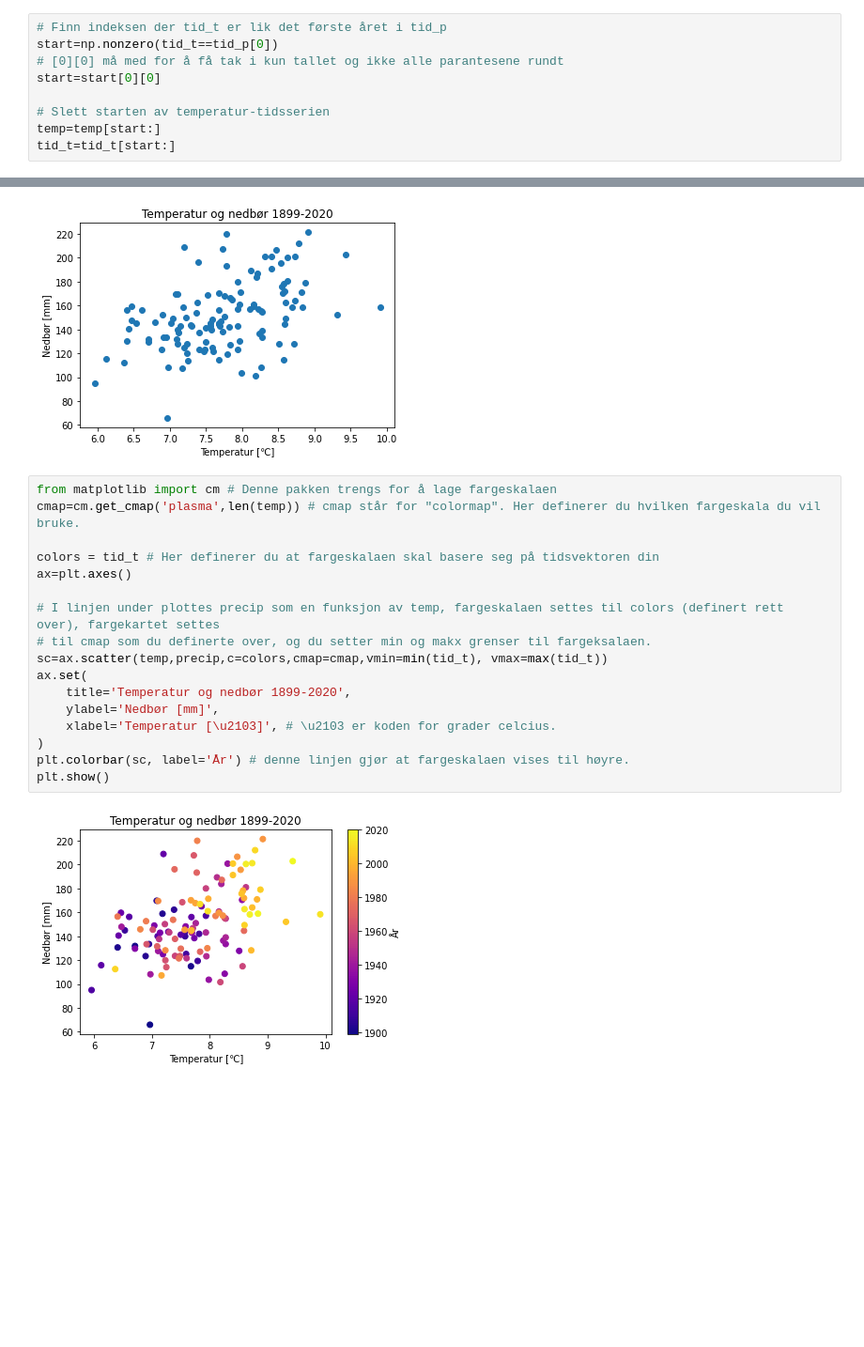
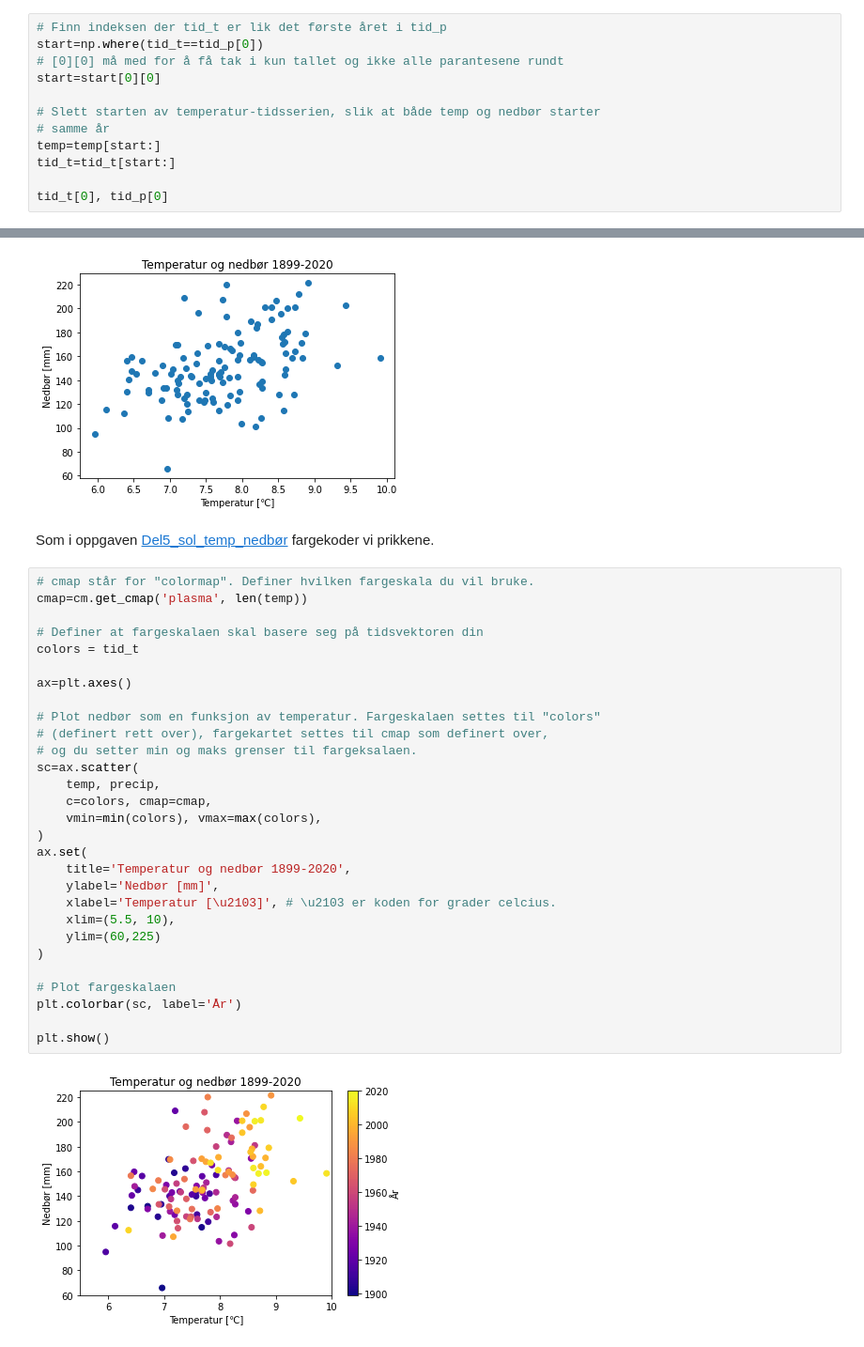
Before and after one commit to irendundas/EkteData, a Jupyter notebook: NAT624/Del7_forløkker_og_feilsøking.ipynb, the cells around one changed output, grey strips where cells are left out. Shown at 94% size. Cells and saved outputs as stored; diff of their text form; blank space fills up the shorter version.

```diff
--- a/NAT624/Del7_forløkker_og_feilsøking.ipynb
+++ b/NAT624/Del7_forløkker_og_feilsøking.ipynb
@@ -491,11 +494,14 @@ print(tid_t[-1])
 2020.0
 # %%
 # Finn indeksen der tid_t er lik det første året i tid_p
-start=np.nonzero(tid_t==tid_p[0])
+start=np.where(tid_t==tid_p[0])
 # [0][0] må med for å få tak i kun tallet og ikke alle parantesene rundt
 start=start[0][0]
 
-# Slett starten av temperatur-tidsserien
+# Slett starten av temperatur-tidsserien, slik at både temp og nedbør starter
+# samme år
 temp=temp[start:]
 tid_t=tid_t[start:]
+
+tid_t[0], tid_p[0]
 # %% [output]
@@ -514,22 +519,36 @@ ax.set(
 plt.show()
 # %% [output]
 [figure]
+# %% [markdown]
+Som i oppgaven [Del5_sol_temp_nedbør](https://github.com/irendundas/EkteData/blob/main/NAT624/Del5_sol_temp_nedb%C3%B8r.ipynb) fargekoder vi prikkene.
 # %%
-from matplotlib import cm # Denne pakken trengs for å lage fargeskalaen
-cmap=cm.get_cmap('plasma',len(temp)) # cmap står for "colormap". Her definerer du hvilken fargeskala du vil bruke.
+# cmap står for "colormap". Definer hvilken fargeskala du vil bruke.
+cmap=cm.get_cmap('plasma', len(temp))
 
-colors = tid_t # Her definerer du at fargeskalaen skal basere seg på tidsvektoren din
+# Definer at fargeskalaen skal basere seg på tidsvektoren din
+colors = tid_t
+
 ax=plt.axes()
 
-# I linjen under plottes precip som en funksjon av temp, fargeskalaen settes til colors (definert rett over), fargekartet settes
-# til cmap som du definerte over, og du setter min og makx grenser til fargeksalaen.
-sc=ax.scatter(temp,precip,c=colors,cmap=cmap,vmin=min(tid_t), vmax=max(tid_t))
+# Plot nedbør som en funksjon av temperatur. Fargeskalaen settes til "colors"
+# (definert rett over), fargekartet settes til cmap som definert over,
+# og du setter min og maks grenser til fargeksalaen.
+sc=ax.scatter(
+    temp, precip,
+    c=colors, cmap=cmap,
+    vmin=min(colors), vmax=max(colors),
+)
 ax.set(
     title='Temperatur og nedbør 1899-2020',
     ylabel='Nedbør [mm]',
     xlabel='Temperatur [\u2103]', # \u2103 er koden for grader celcius.
+    xlim=(5.5, 10),
+    ylim=(60,225)
 )
-plt.colorbar(sc, label='År') # denne linjen gjør at fargeskalaen vises til høyre.
+
+# Plot fargeskalaen
+plt.colorbar(sc, label='År')
+
 plt.show()
 # %% [output]
-[figure, old version]
+[figure, new version]
```
Also changed, not shown: parts of 17 cells of this notebook.
